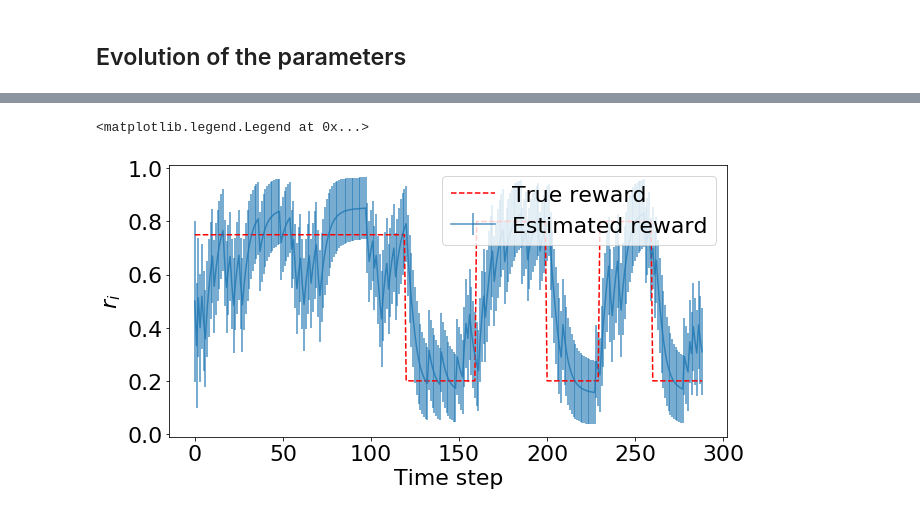
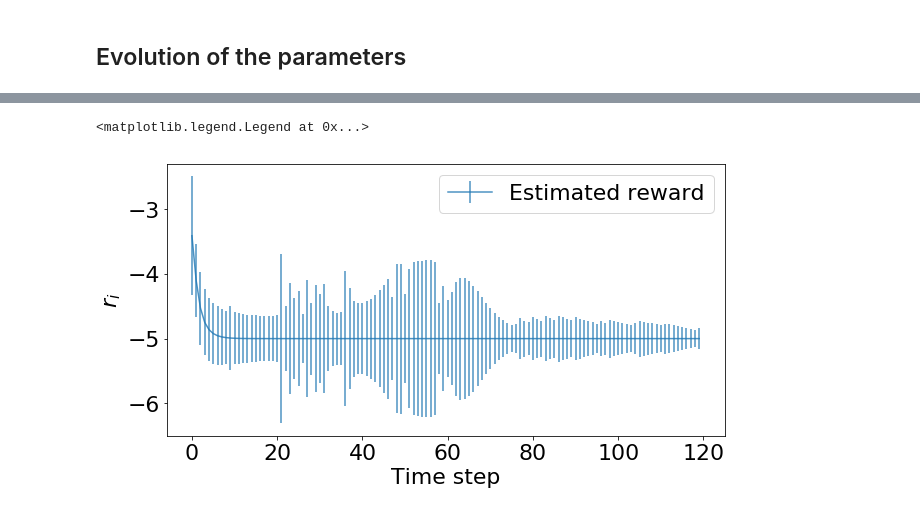
Before and after one commit to nhat-le/6-435-project, a Jupyter notebook: behrens_simulation.ipynb, the cells around one changed output, grey strips where cells are left out. Cells and saved outputs as stored; diff of their text form; code cells hidden in the pictures.

```diff
--- a/behrens_simulation.ipynb
+++ b/behrens_simulation.ipynb
@@ -73,0 +46,6 @@ plt.plot(outcomes, '.')
+# %%
+# Load the previously saved .mat file
+data = scipy.io.loadmat('outcomes.mat')
+outcomes = data['outcomes'][0]
+plt.figure()
+plt.plot(outcomes, '.')
@@ -261,15 +226,27 @@ def find_posterior_tv_arr(y, prev_res):
 # For t-v only model
 # Set up a grid of r, v
 rvals = np.linspace(0, 1, 50)
-vvals = np.linspace(-4, -3.5, 50)
+vvals = np.linspace(-9, 5, 150)
 dv = vvals[1] - vvals[0]
 dr = rvals[1] - rvals[0]
 #outcomes = np.array([1, 0, 1])
+
+# Build the 'prior' matrix nr x nv x nk
+prior = np.ones((len(rvals), len(vvals)))
+
+for nr, rval in enumerate(rvals):
+    for nv, vval in enumerate(vvals):
+        vprob = sts.norm.pdf(vval, -3.5, 1)
+        prior[nr, nv] = vprob
+
+# Normalize
+prior /= np.sum(prior)
 
 begin = time.time()
 #Initialize array for storage
 result_final = np.ones((len(rvals), len(vvals), len(outcomes)))
 result_final = result_final / np.sum(result_final[:,:,0])
+#result_final[:,:,0] = prior
 
 
 nsimulate = len(outcomes) - 1
@@ -277,7 +254,7 @@ nsimulate = len(outcomes) - 1
 # Perform the iterative updates
 for t in range(nsimulate):
     print(t)
-    result = find_posterior_tv_arr(outcomes[t], result_final[:,:,t])
+    result = find_posterior_tv_arr(outcomes[t], result_final[:,:,t], method='gaussian')
     result_final[:,:,t+1] = result
 end = time.time()
 print('Elapsed time is ', end - begin)
@@ -343,16 +365,16 @@ plt.plot(np.array(true_prob) - 3, '--')
 # %%
 # Set up a grid of r, v, k
 rvals = np.linspace(0, 1, 20)
-vvals = np.linspace(-3, -2, 20)
-kvals = np.linspace(-3, -2, 20)
+vvals = np.linspace(-9, 5, 30)
+kvals = np.linspace(-9, 5, 30)
+
 dv = vvals[1] - vvals[0]
 dr = rvals[1] - rvals[0]
-#outcomes = ysim
 
 begin = time.time()
 #Initialize array for storage
 result_final = np.ones((len(rvals), len(vvals), len(kvals), len(outcomes)))
-result_final = result_final / np.sum(result_final[:,:,:,0])
+#result_final[:,:,:,0] = prior
 
 
 nsimulate = len(outcomes) - 1
@@ -360,7 +382,7 @@ nsimulate = len(outcomes) - 1
 # Perform the iterative updates
 for t in range(nsimulate):
     print(t)
-    result = find_posterior_t_arr_gaussian(outcomes[t], result_final[:,:,:,t])
+    result = find_posterior_t_arr(outcomes[t], result_final[:,:,:,t], method='gaussian')
     result_final[:,:,:,t+1] = result
 end = time.time()
 print('Elapsed time is ', end - begin)
@@ -418,17 +508,11 @@ for t in range(nsimulate):
 # %%
-font = {'family' : 'helvetica',
-        'weight' : 'normal',
-        'size'   : 22}
-
-plt.rc('font', **font)
-
 plt.figure(figsize=(10,5))
-plt.errorbar(np.arange(len(rprobs)), rprobs, rstd, label='Estimated reward', alpha=0.8)
-plt.plot(true_prob[:nsimulate], 'r--', label='True reward')
+plt.errorbar(np.arange(len(kprobs)), kprobs, vstd, label='Estimated reward', alpha=0.8)
+#plt.plot(k, 'r--', label='True reward')
 plt.ylabel(r'$r_i$')
 plt.xlabel('Time step')
 plt.legend(loc='upper right')
 #plt.savefig('behrens.pdf')
 # %% [output]
 <matplotlib.legend.Legend at 0x...>
-[figure, old version]
+[figure, new version]
```
Also changed, not shown: parts of 27 cells of this notebook.
